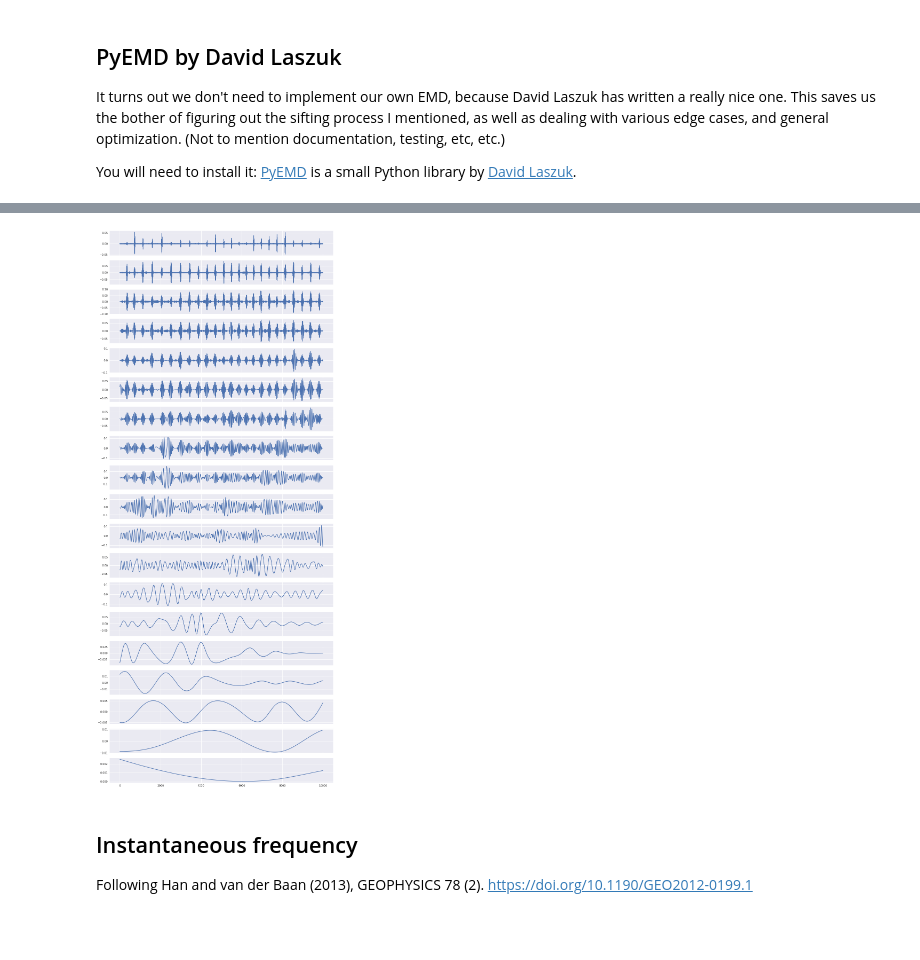
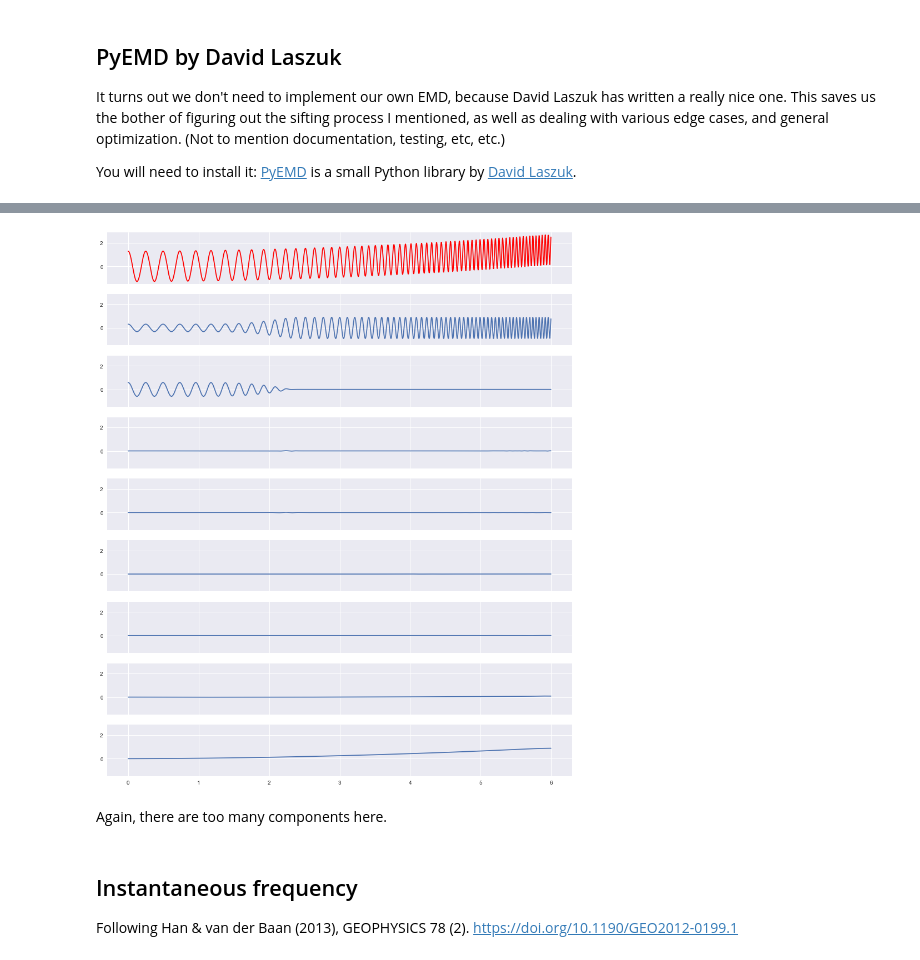
Before and after one commit to seg/tutorials-2018, a Jupyter notebook: 1806_Time-frequency/EMD.ipynb, the cells around one changed output, grey strips where cells are left out. Cells and saved outputs as stored; diff of their text form; code cells hidden in the pictures; blank space fills up the shorter version.

```diff
--- a/1806_Time-frequency/EMD.ipynb
+++ b/1806_Time-frequency/EMD.ipynb
@@ -228,11 +196,13 @@ ceIMFs.shape
 # %%
-plots(ceIMFs)
+plots(signal, ceIMFs)
 # %% [output]
-[figure, old version]
+[figure, new version]
+# %% [markdown]
+Again, there are too many components here.
 # %% [markdown]
 ## Instantaneous frequency
 
-Following Han and van der Baan (2013), GEOPHYSICS 78 (2). https://doi.org/10.1190/GEO2012-0199.1
+Following Han & van der Baan (2013), GEOPHYSICS 78 (2). https://doi.org/10.1190/GEO2012-0199.1
 # %%
 def inst_freq(x, dt):
 
```
Also changed, not shown: parts of 21 cells of this notebook.
